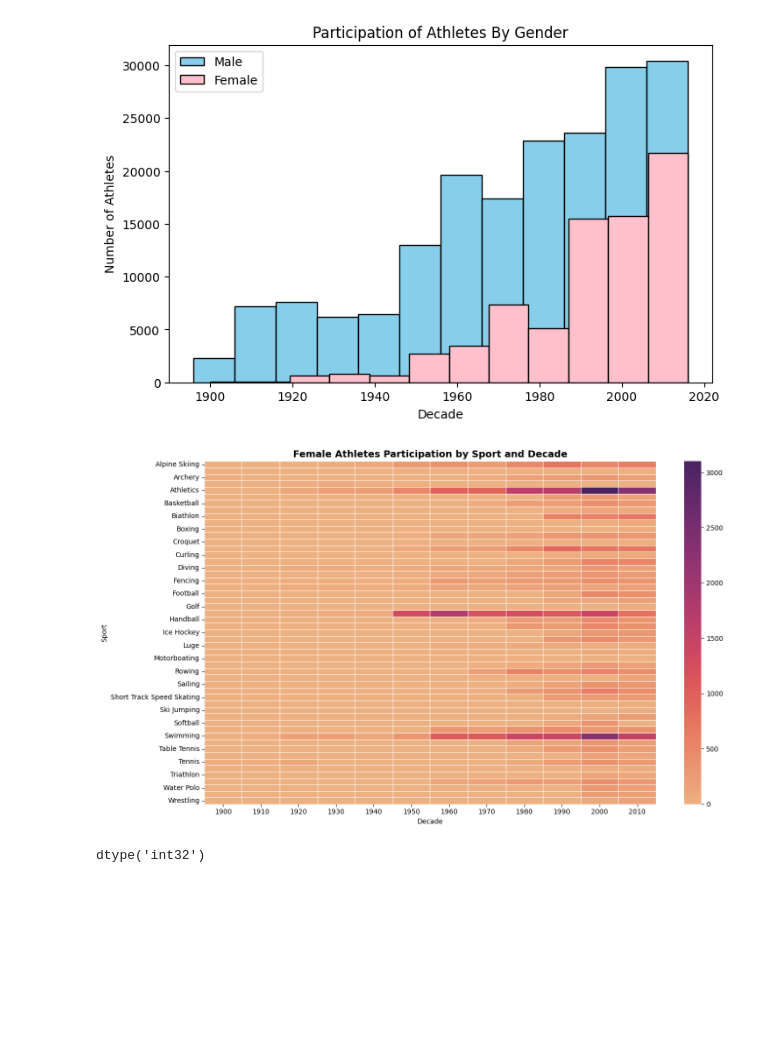
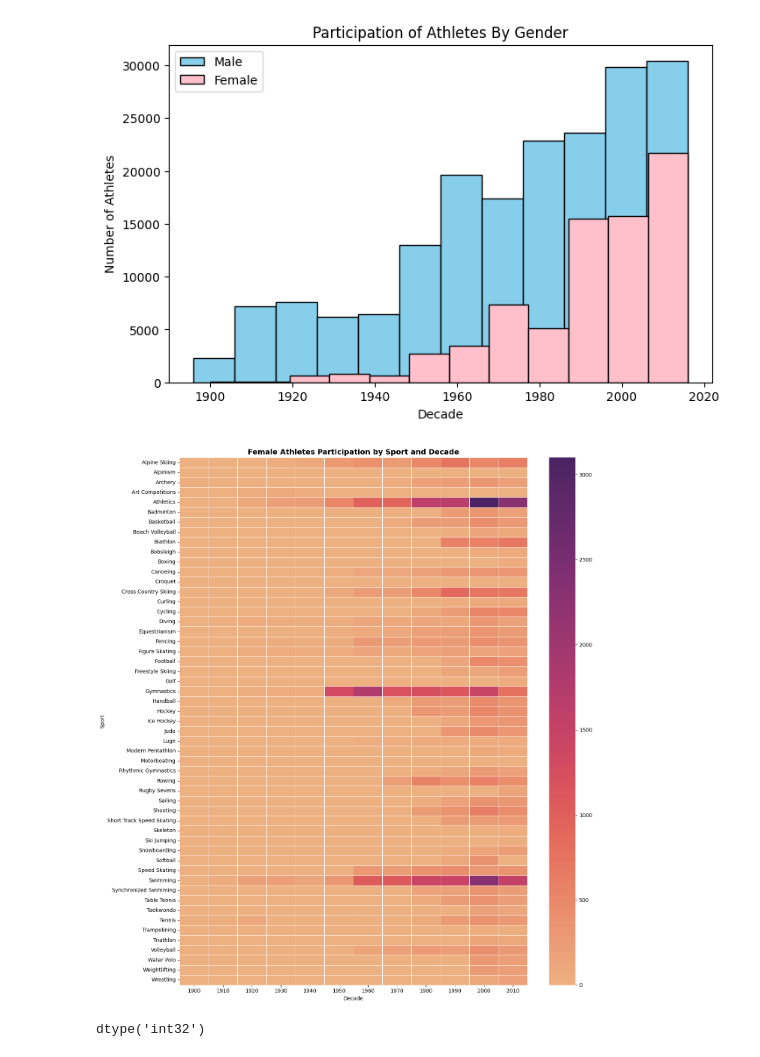
Before and after one commit to Yaqeenalsari/projecr2-Olympics, a Jupyter notebook: eda_template.ipynb, the cells around one changed output. Drawn from its saved outputs; the diff is of its cells as text; code cells hidden in the pictures; blank space fills up the shorter version.

```diff
--- a/eda_template.ipynb
+++ b/eda_template.ipynb
@@ -725,28 +725,28 @@ plt.show()
 # %%
 #sports with the highest/ lowest femal, female across decades
 
 
 Female=athlets_events_clean[(athlets_events_clean['Sex']=='Female')]
 
 heatmap_data = Female.pivot_table(
     index="Sport",
     columns='Decade',
     values="ID",      # assuming each athlete has a unique ID
     aggfunc="count",
     fill_value=0
 )
 
-plt.figure(figsize=(14,8))
+plt.figure(figsize=(14,15))
 sns.heatmap(heatmap_data, linewidths=0.5, cmap='flare')
 
 
 plt.title("Female Athletes Participation by Sport and Decade", fontsize=14, fontweight="bold")
 plt.xlabel("Decade")
 plt.ylabel("Sport")
 plt.tight_layout()
 plt.show()
 # %% [output]
-[figure, old version]
+[figure, new version]
 # %%
 #womens medal across decades as the participation groew
 merged_df['Medal_Won'] = merged_df['Medal'].notna().astype(int)
```
